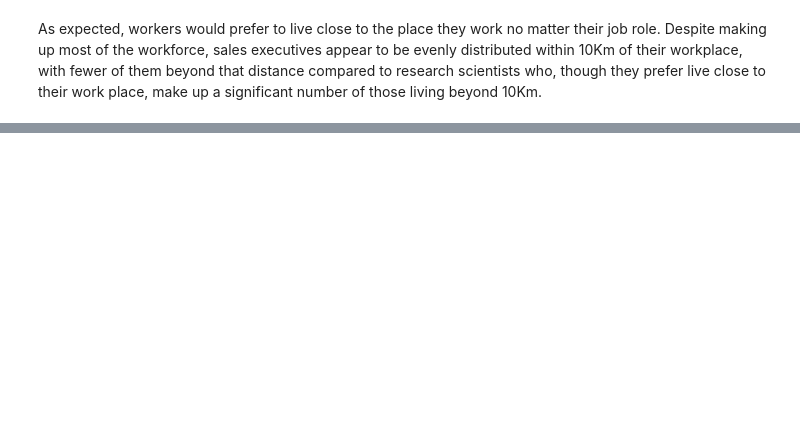
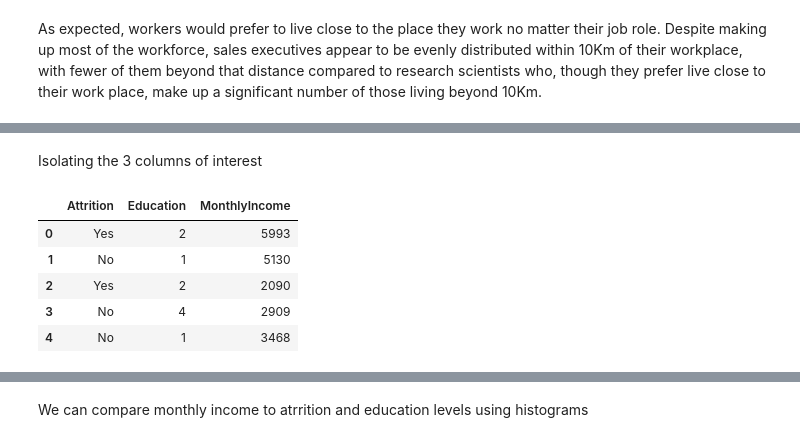
Before and after one commit to StphnLwnga/ADS-Assgn2, a Jupyter notebook: ADS - Assignment 2.ipynb, the cells around one changed output, grey strips where cells are left out. Drawn from its saved outputs; the diff is of its cells as text; code cells hidden in the pictures; blank space fills up the shorter version.

```diff
--- a/ADS - Assignment 2.ipynb
+++ b/ADS - Assignment 2.ipynb
@@ -177,0 +184,12 @@ As expected, workers would prefer to live close to the place they work no matter
+# %% [markdown]
+Isolating the 3 columns of interest
+# %%
+breakdown_2 = df.iloc[:, [1, 6, 18]]
+breakdown_2.head()
+# %% [output]
+|  | Attrition | Education | MonthlyIncome |
+| 0 | Yes | 2 | 5993 |
+| 1 | No | 1 | 5130 |
+| 2 | Yes | 2 | 2090 |
+| 3 | No | 4 | 2909 |
+| 4 | No | 1 | 3468 |
@@ -177,0 +197,2 @@ As expected, workers would prefer to live close to the place they work no matter
+# %% [markdown]
+We can compare monthly income to atrrition and education levels using histograms
```
Also changed, not shown: parts of 8 cells of this notebook.
